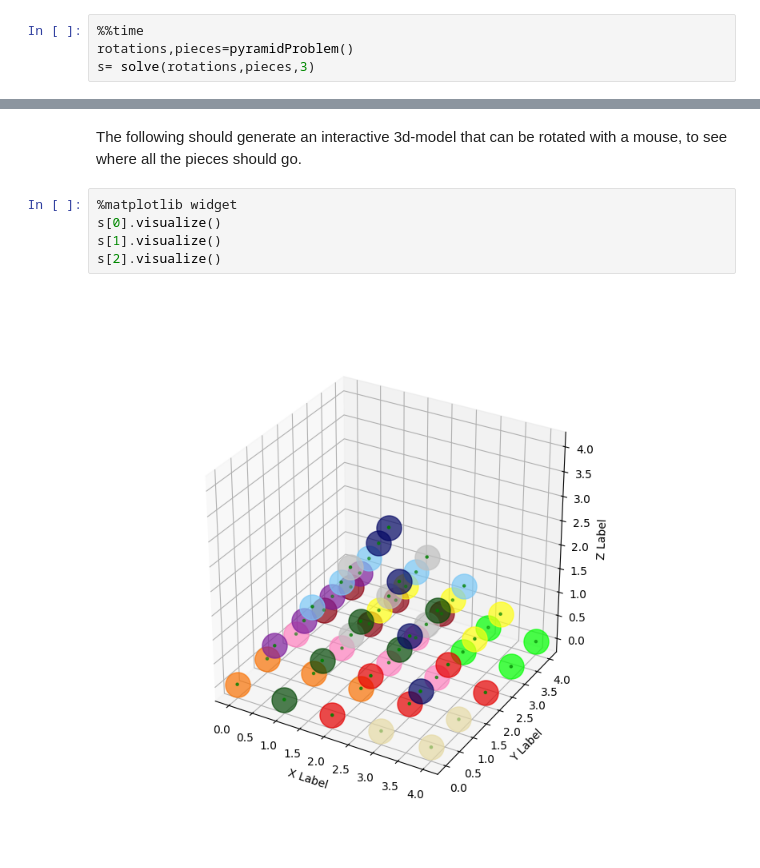
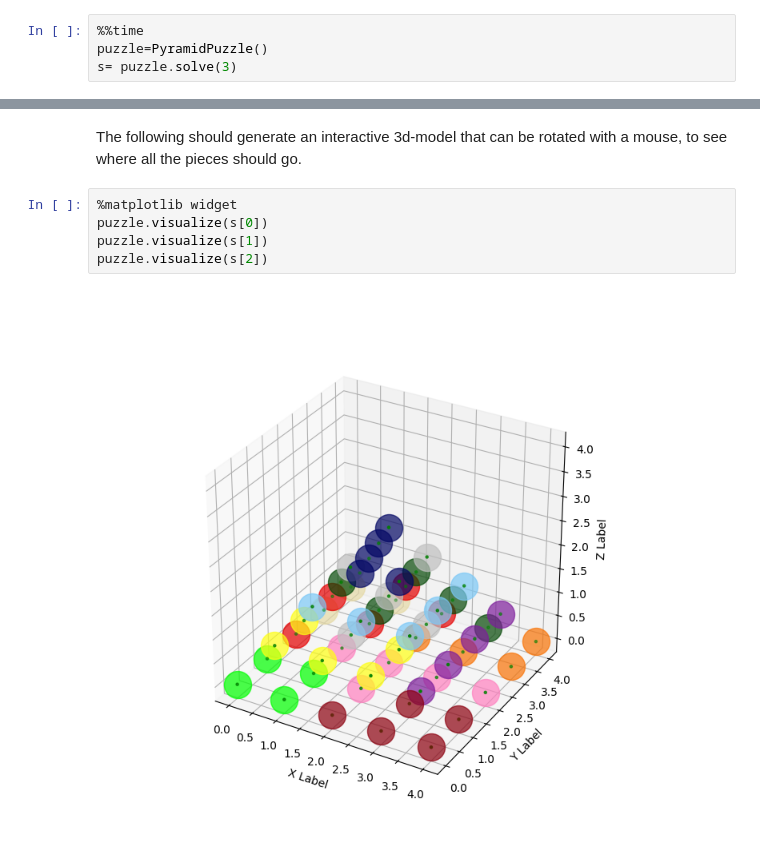
Before and after one commit to ArthurKantor/iq-puzzler-solver, a Jupyter notebook: puzzle.ipynb, the cells around one changed output, grey strips where cells are left out. Cells and saved outputs as stored; diff of their text form.

```diff
--- a/puzzle.ipynb
+++ b/puzzle.ipynb
@@ -142,8 +142,8 @@ from coverSolver import *
 The following will generate three pyramid solutions.
 # %%
 %%time
-rotations,pieces=pyramidProblem()
-s= solve(rotations,pieces,3)
+puzzle=PyramidPuzzle()
+s= puzzle.solve(3)
 # %% [output]
 number of oriented, positioned shapes (cover candidates): 1646
 number of solutions: 3
@@ -153,8 +153,8 @@ Wall time: 3.53 s
 The following should generate an interactive 3d-model that can be rotated with a mouse, to see where all the pieces should go.
 # %%
 %matplotlib widget
-s[0].visualize()
-s[1].visualize()
-s[2].visualize()
+puzzle.visualize(s[0])
+puzzle.visualize(s[1])
+puzzle.visualize(s[2])
 # %% [output]
-[figure, old version]
+[figure, new version]
```
Also changed, not shown: parts of 9 cells of this notebook, 1 other file.
